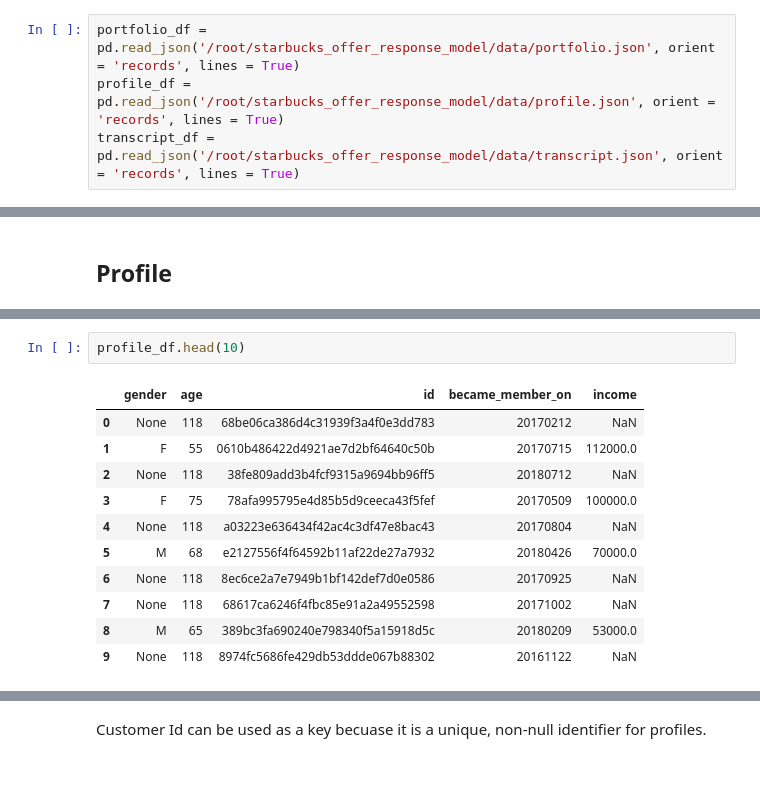
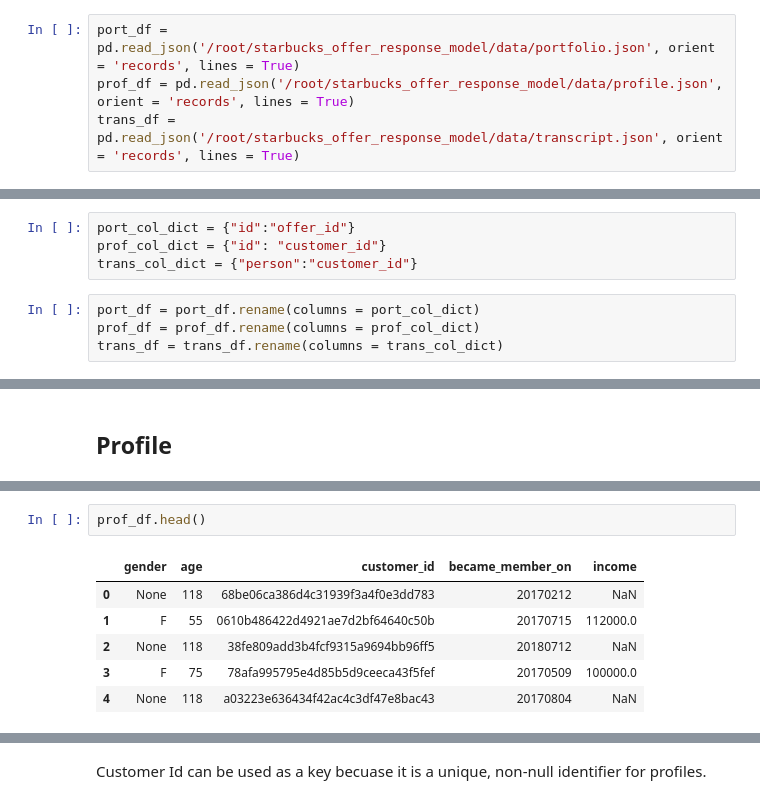
Before and after one commit to gormantt/starbucks_offer_response_model, a Jupyter notebook: notebooks/01_Exploratory_Data_Analysis.ipynb, the cells around one changed output, grey strips where cells are left out. Saved outputs shown, nothing was run; the diff lists cells and outputs as text; blank space fills up the shorter version.

Commit message:
expanded features for modeling and working on target

```diff
--- a/notebooks/01_Exploratory_Data_Analysis.ipynb
+++ b/notebooks/01_Exploratory_Data_Analysis.ipynb
@@ -10,9 +10,9 @@ import math
 # %% [markdown]
 # Load Data
 # %%
-portfolio_df = pd.read_json('/root/starbucks_offer_response_model/data/portfolio.json', orient = 'records', lines = True)
-profile_df = pd.read_json('/root/starbucks_offer_response_model/data/profile.json', orient = 'records', lines = True)
-transcript_df = pd.read_json('/root/starbucks_offer_response_model/data/transcript.json', orient = 'records', lines = True)
+port_df = pd.read_json('/root/starbucks_offer_response_model/data/portfolio.json', orient = 'records', lines = True)
+prof_df = pd.read_json('/root/starbucks_offer_response_model/data/profile.json', orient = 'records', lines = True)
+trans_df = pd.read_json('/root/starbucks_offer_response_model/data/transcript.json', orient = 'records', lines = True)
 # %% [markdown]
 # Exploratory Data Analysis
 # %% [markdown]
@@ -41,3 +43,11 @@ Here is the schema and explanation of each variable in the files:
+# %%
+port_col_dict = {"id":"offer_id"}
+prof_col_dict = {"id": "customer_id"}
+trans_col_dict = {"person":"customer_id"}
+# %%
+port_df = port_df.rename(columns = port_col_dict)
+prof_df = prof_df.rename(columns = prof_col_dict)
+trans_df = trans_df.rename(columns = trans_col_dict)
 # %% [markdown]
 ## Portfolio
 # %%
@@ -63,17 +83,12 @@ len(profile_df)
 # %% [output]
 17000
 # %%
-profile_df.head(10)
+prof_df.head()
 # %% [output]
-|  | gender | age | id | became_member_on | income |
+|  | gender | age | customer_id | became_member_on | income |
 | 0 | None | 118 | 68be06ca386d4c31939f3a4f0e3dd783 | 20170212 | NaN |
 | 1 | F | 55 | 0610b486422d4921ae7d2bf64640c50b | 20170715 | 112000.0 |
 | 2 | None | 118 | 38fe809add3b4fcf9315a9694bb96ff5 | 20180712 | NaN |
 | 3 | F | 75 | 78afa995795e4d85b5d9ceeca43f5fef | 20170509 | 100000.0 |
 | 4 | None | 118 | a03223e636434f42ac4c3df47e8bac43 | 20170804 | NaN |
-| 5 | M | 68 | e2127556f4f64592b11af22de27a7932 | 20180426 | 70000.0 |
-| 6 | None | 118 | 8ec6ce2a7e7949b1bf142def7d0e0586 | 20170925 | NaN |
-| 7 | None | 118 | 68617ca6246f4fbc85e91a2a49552598 | 20171002 | NaN |
-| 8 | M | 65 | 389bc3fa690240e798340f5a15918d5c | 20180209 | 53000.0 |
-| 9 | None | 118 | 8974fc5686fe429db53ddde067b88302 | 20161122 | NaN |
 # %%
```
Also changed, not shown: parts of 40 cells of this notebook.
